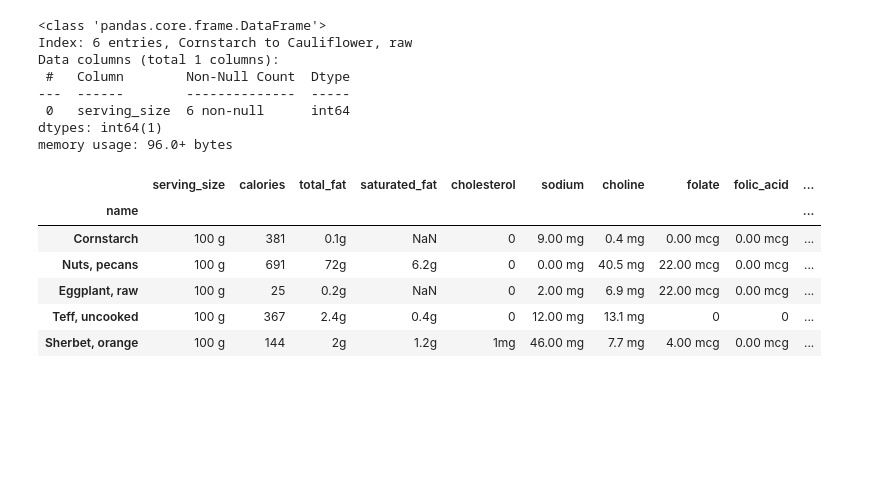
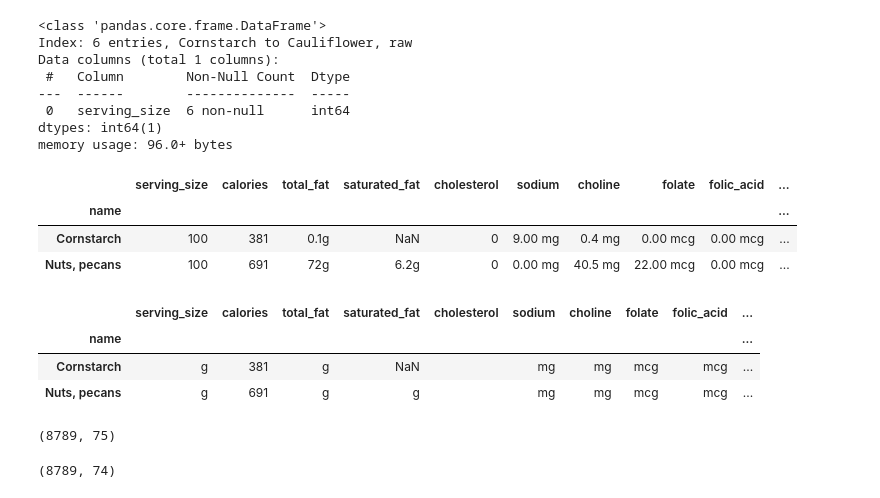
Before and after one commit to FernandoLajus/Estudos_em_python, a Jupyter notebook: Data_Frames.ipynb, the cells around one changed output. Drawn from its saved outputs; the diff is of its cells as text; code cells hidden in the pictures; blank space fills up the shorter version.

```diff
--- a/Data_Frames.ipynb
+++ b/Data_Frames.ipynb
@@ -334,14 +334,25 @@ Data columns (total 1 columns):
 dtypes: int64(1)
 memory usage: 96.0+ bytes
 # %%
-nutrition_1.replace(to_replace='\sg', value='',regex=True,inplace=True)
+nutrition_1.replace(to_replace='\sg', value='',regex=True).head(2)
+# %% [output]
+|  | serving_size | calories | total_fat | saturated_fat | cholesterol | sodium | choline | folate | folic_acid | ... |
+| name |  |  |  |  |  |  |  |  |  | ... |
+| Cornstarch | 100 | 381 | 0.1g | NaN | 0 | 9.00 mg | 0.4 mg | 0.00 mcg | 0.00 mcg | ... |
+| Nuts, pecans | 100 | 691 | 72g | 6.2g | 0 | 0.00 mg | 40.5 mg | 22.00 mcg | 0.00 mcg | ... |
-# %%
-nutrition_1.head()
-# %% [output]
-|  | serving_size | calories | total_fat | saturated_fat | cholesterol | sodium | choline | folate | folic_acid | ... |
-| name |  |  |  |  |  |  |  |  |  | ... |
-| Cornstarch | 100 g | 381 | 0.1g | NaN | 0 | 9.00 mg | 0.4 mg | 0.00 mcg | 0.00 mcg | ... |
-| Nuts, pecans | 100 g | 691 | 72g | 6.2g | 0 | 0.00 mg | 40.5 mg | 22.00 mcg | 0.00 mcg | ... |
-| Eggplant, raw | 100 g | 25 | 0.2g | NaN | 0 | 2.00 mg | 6.9 mg | 22.00 mcg | 0.00 mcg | ... |
-| Teff, uncooked | 100 g | 367 | 2.4g | 0.4g | 0 | 12.00 mg | 13.1 mg | 0 | 0 | ... |
-| Sherbet, orange | 100 g | 144 | 2g | 1.2g | 1mg | 46.00 mg | 7.7 mg | 4.00 mcg | 0.00 mcg | ... |
+# %%
+nutrition_1.replace(to_replace='[^a-zA-Z]', value='',regex=True).head(2)
+# %% [output]
+|  | serving_size | calories | total_fat | saturated_fat | cholesterol | sodium | choline | folate | folic_acid | ... |
+| name |  |  |  |  |  |  |  |  |  | ... |
+| Cornstarch | g | 381 | g | NaN |  | mg | mg | mcg | mcg | ... |
+| Nuts, pecans | g | 691 | g | g |  | mg | mg | mcg | mcg | ... |
+# %%
+# Uma forma de renomear uma coluna é com o método .rename()
+nutrition_1.shape
+# %% [output]
+(8789, 75)
+# %%
+nutrition_1.dropna(axis=1).shape
+# %% [output]
+(8789, 74)
```
